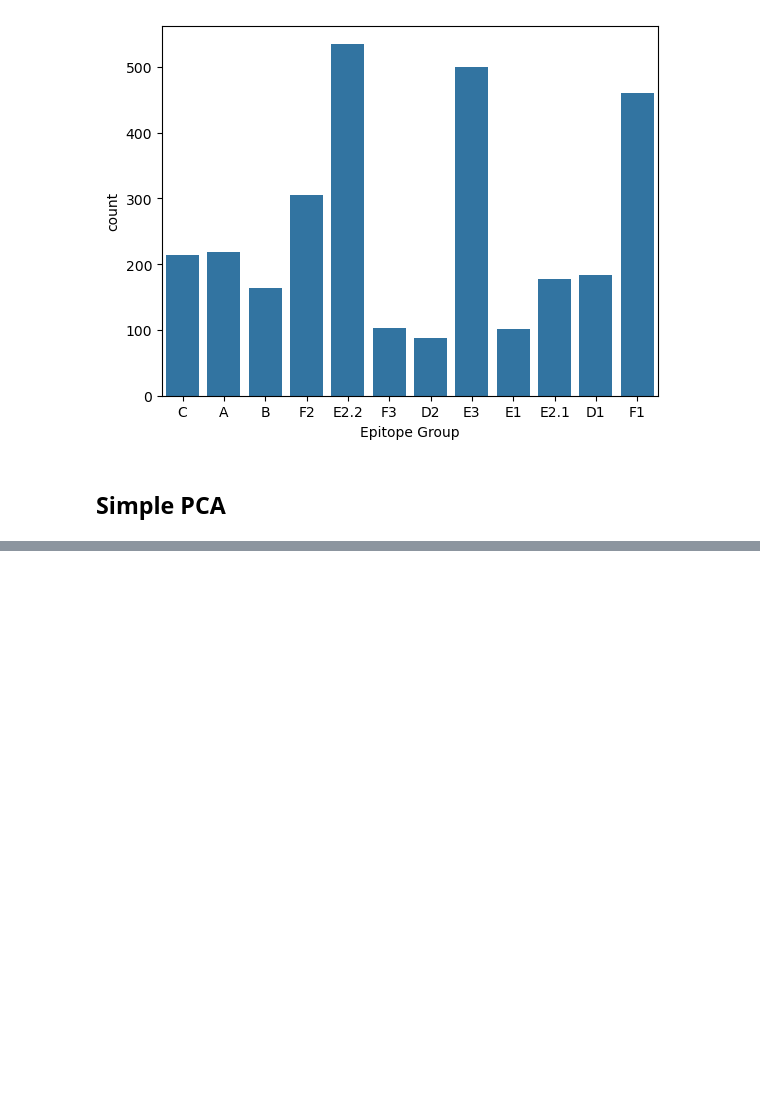
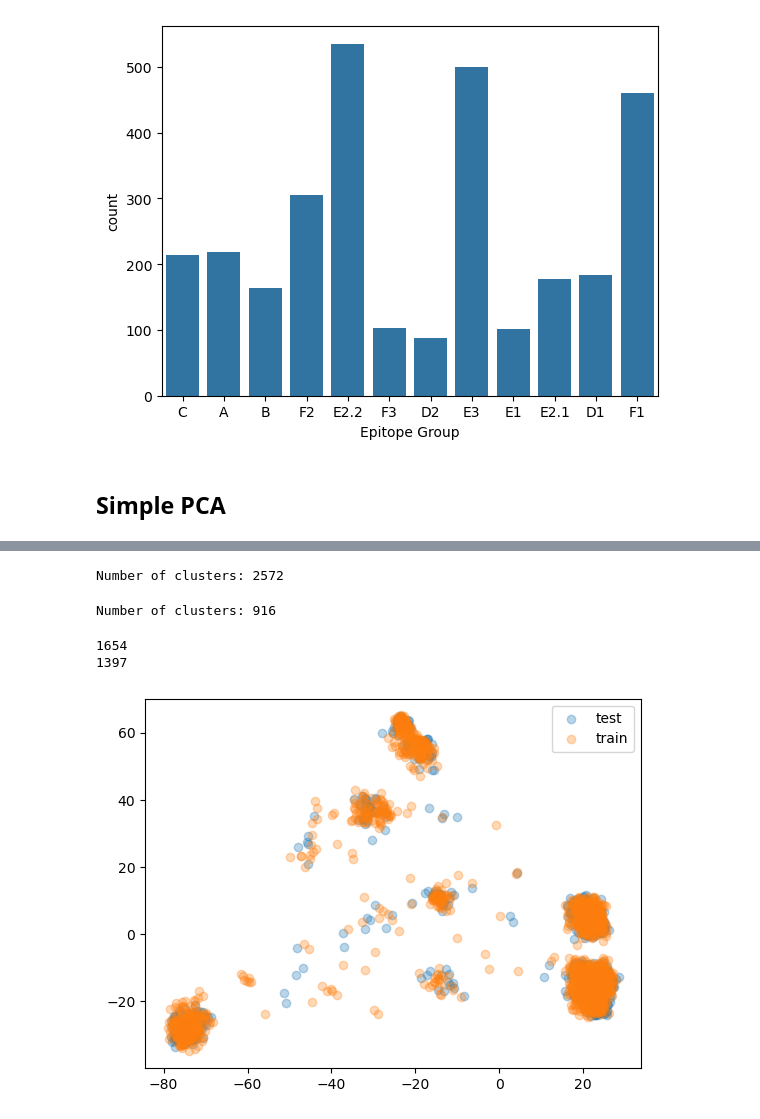
Before and after one commit to JonasBlomquist/AI4ProtEng_AIntibody, a Jupyter notebook: notebooks/data_load.ipynb, the cells around one changed output, grey strips where cells are left out. Drawn from its saved outputs; the diff is of its cells as text; code cells hidden in the pictures; blank space fills up the shorter version.

```diff
--- a/notebooks/data_load.ipynb
+++ b/notebooks/data_load.ipynb
@@ -113,0 +139,4 @@ hc_encodings
+# %%
+with open(os.path.join(data_dir, 'raw', 'light_chain.fasta'), 'w') as f:
+    for index, row in data.iterrows():
+        f.write(f'>{row['Antibody  Name']}\n{row['Light chain AA']}\n')
@@ -113,0 +163,16 @@ hc_encodings
+# %%
+clus_vh = pd.read_table(os.path.join(data_dir, 'interim', 'heavy_chain_clus90_cluster.tsv'), header=None)
+clus_map = {name: i for i, name in enumerate(clus_vh[0].unique())}
+clus_list = [clus_map[name] for name in clus_vh[0]]
+print('Number of clusters:', len(clus_map))
+data['clus_vh'] = clus_list
+# %% [output]
+Number of clusters: 2572
+# %%
+clus_vl = pd.read_table(os.path.join(data_dir, 'interim', 'light_chain_clus90_cluster.tsv'), header=None)
+clus_map = {name: i for i, name in enumerate(clus_vl[0].unique())}
+clus_list = [clus_map[name] for name in clus_vl[0]]
+print('Number of clusters:', len(clus_map))
+data['clus_vl'] = clus_list
+# %% [output]
+Number of clusters: 916
@@ -113,0 +228,13 @@ hc_encodings
+# %%
+train_data, test_data = partition_data(data, test_size=0.4)
+print(len(train_data))
+print(len(test_data))
+# %% [output]
+1654
+1397
+# %%
+seqs = np.concatenate([train_data['Heavy chain AA'].values, test_data['Heavy chain AA'].values])
+labels = np.concatenate([np.repeat('train', len(train_data)), np.repeat('test', len(test_data))])
+plot_pca(seqs, labels, alpha=0.3)
+# %% [output]
+[figure, added]
```
Also changed, not shown: parts of 21 cells of this notebook.
